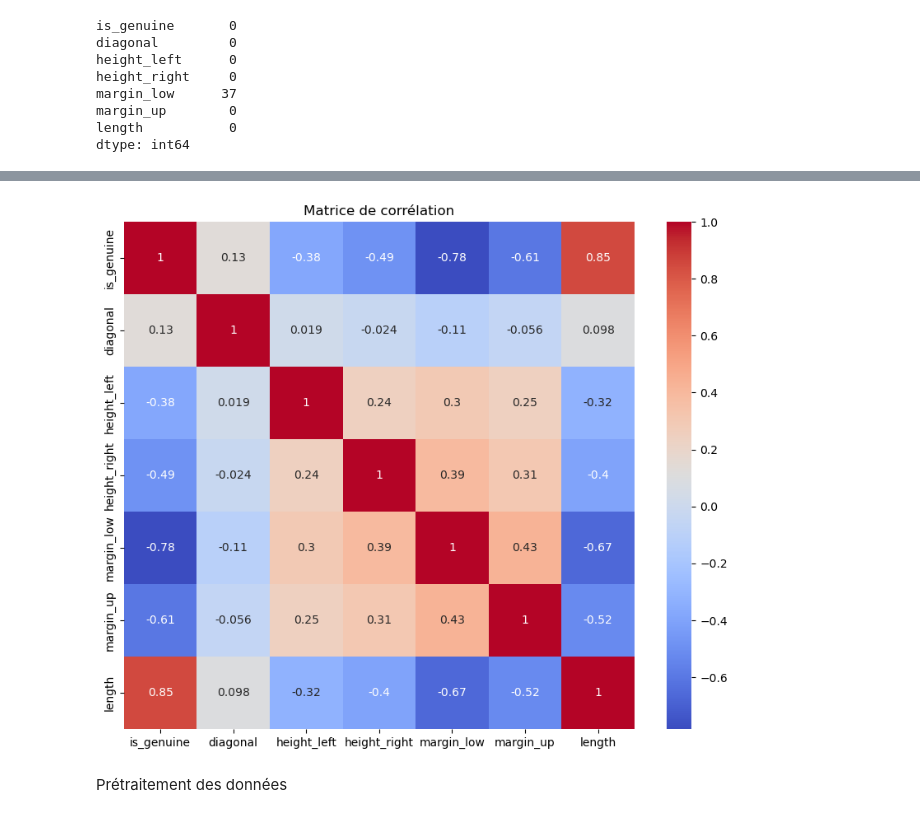
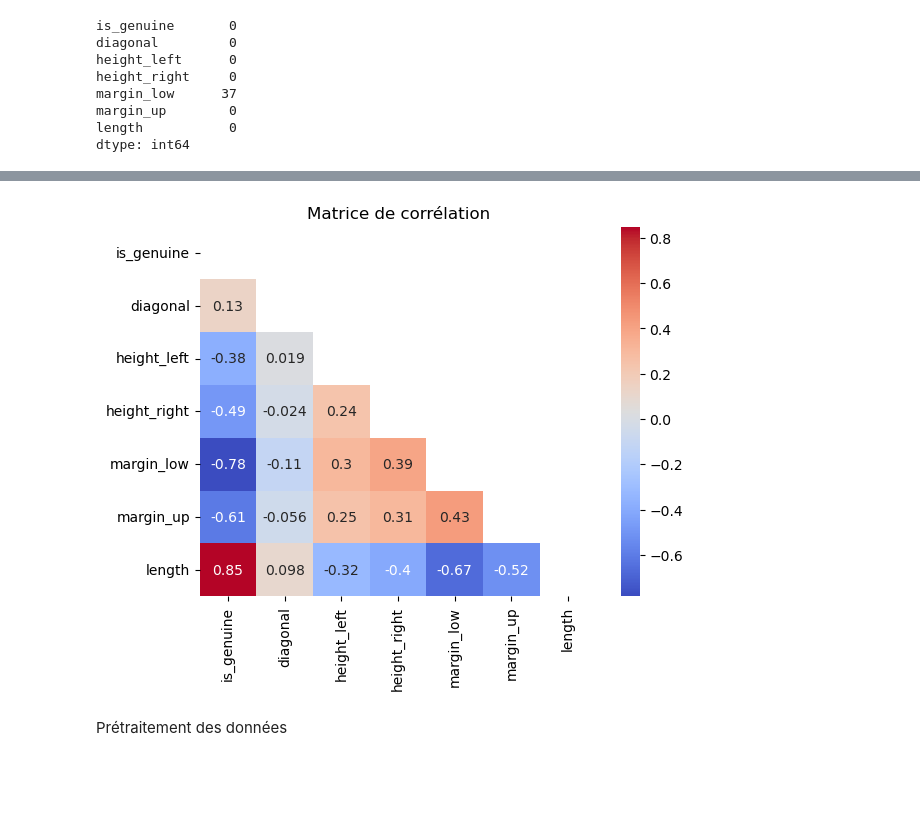
Before and after one commit to obenmaha/App-d-tection-faux-billet, a Jupyter notebook: Analyse notebook with all data.ipynb, the cells around one changed output, grey strips where cells are left out. Saved outputs shown, nothing was run; the diff lists cells and outputs as text; code cells hidden in the pictures; blank space fills up the shorter version.

```diff
--- a/Analyse notebook with all data.ipynb
+++ b/Analyse notebook with all data.ipynb
@@ -88,10 +86,10 @@ for variables in variables:
 # %%
-plt.figure(figsize=(10, 8))
-sns.heatmap(data.corr(), annot=True, cmap='coolwarm')
+mask = np.triu(np.ones_like(data.corr(), dtype=bool))
+sns.heatmap(data.corr(), annot=True, mask=mask, cmap='coolwarm')
 plt.title("Matrice de corrélation")
 plt.show()
 # %% [output]
-[figure, old version]
+[figure, new version]
 # %% [markdown]
 Prétraitement des données
 # %%
```
Also changed, not shown: parts of 14 cells of this notebook.
